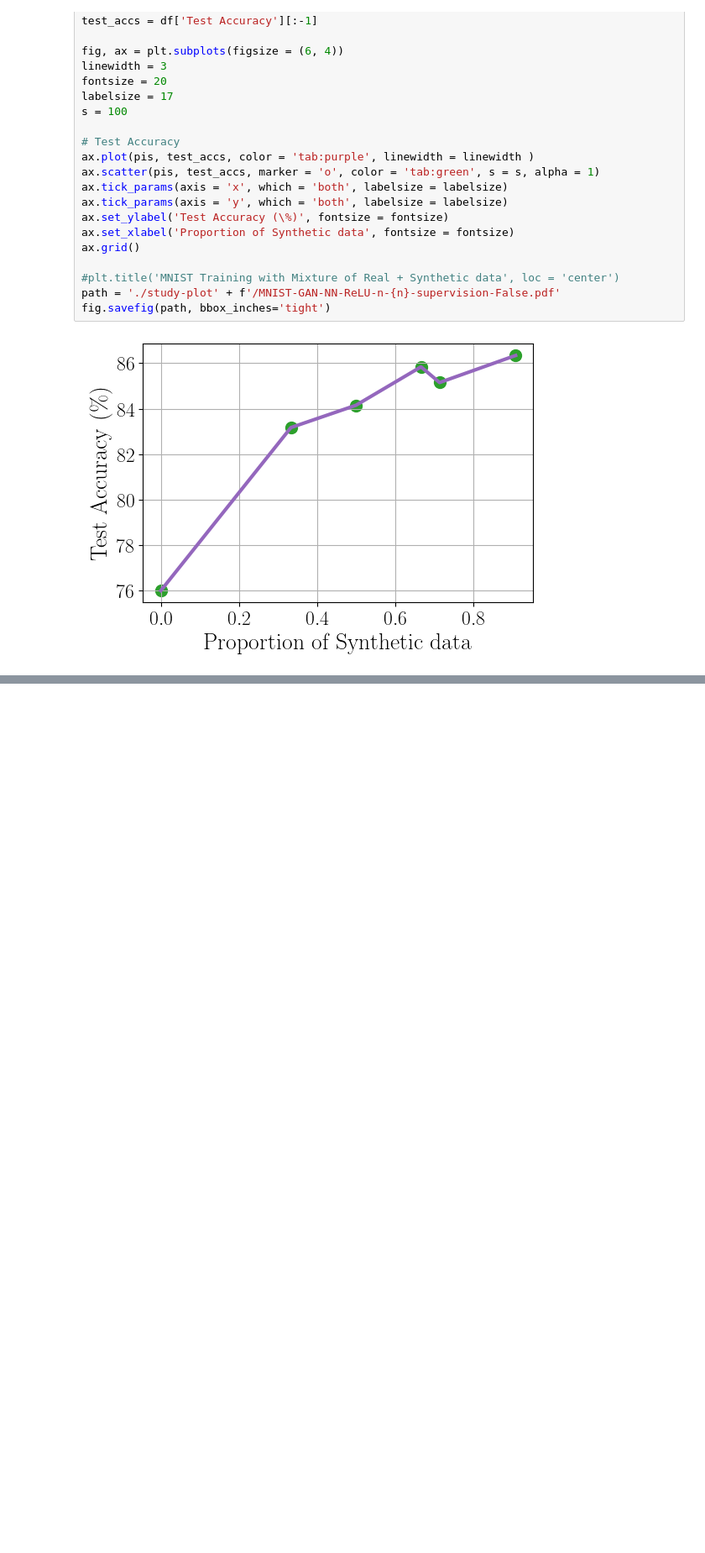
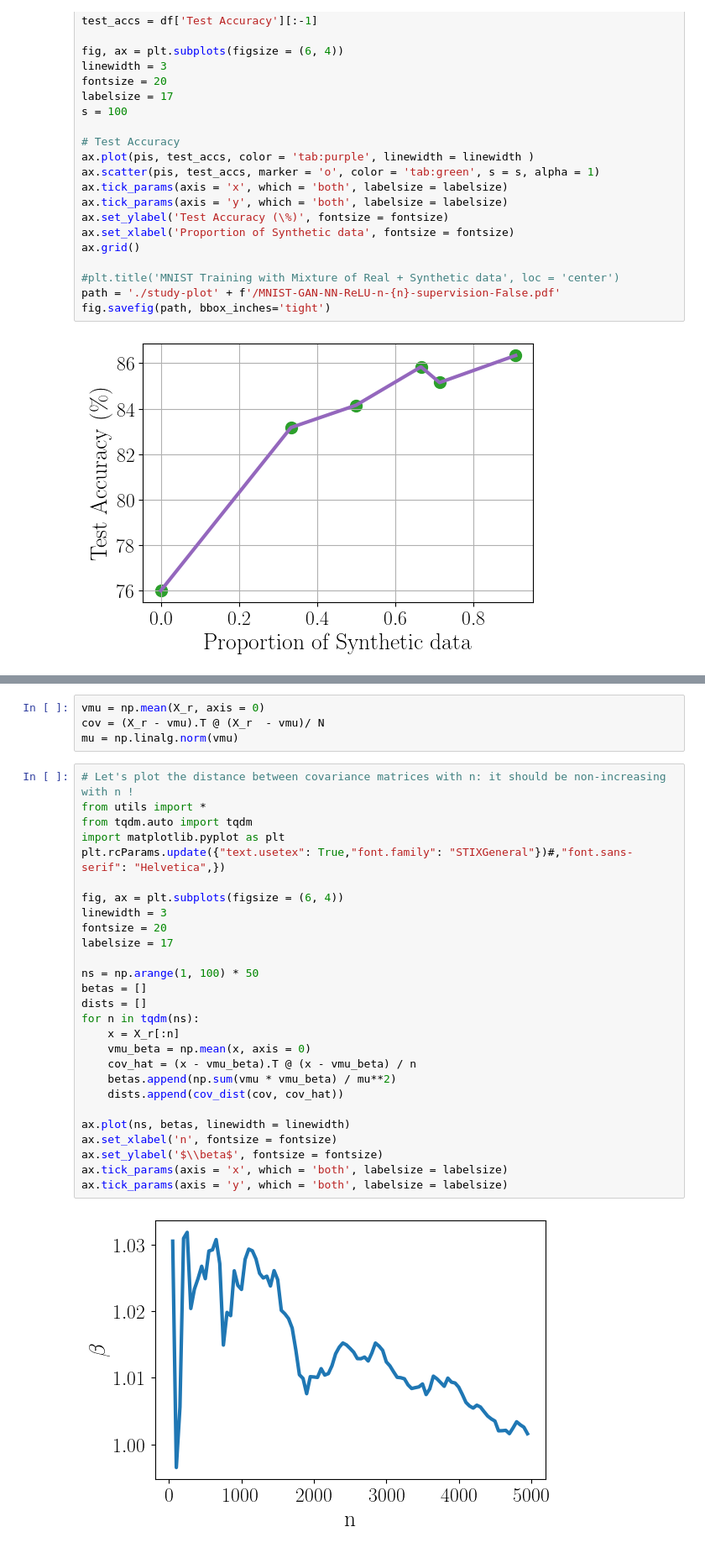
Before and after one commit to elfirdoussilab1/Synthetic-data, a Jupyter notebook: mnist.ipynb, the cells around one changed output, grey strips where cells are left out. Shown at 84% size. Drawn from its saved outputs; the diff is of its cells as text; blank space fills up the shorter version.

Commit message:
added some util functions and verified some files

```diff
--- a/mnist.ipynb
+++ b/mnist.ipynb
@@ -483,0 +580,33 @@ fig.savefig(path, bbox_inches='tight')
+# %%
+vmu = np.mean(X_r, axis = 0)
+cov = (X_r - vmu).T @ (X_r  - vmu)/ N
+mu = np.linalg.norm(vmu)
+# %%
+# Let's plot the distance between covariance matrices with n: it should be non-increasing with n !
+from utils import *
+from tqdm.auto import tqdm
+import matplotlib.pyplot as plt
+plt.rcParams.update({"text.usetex": True,"font.family": "STIXGeneral"})#,"font.sans-serif": "Helvetica",})
+
+fig, ax = plt.subplots(figsize = (6, 4))
+linewidth = 3
+fontsize = 20
+labelsize = 17
+
+ns = np.arange(1, 100) * 50
+betas = []
+dists = []
+for n in tqdm(ns):
+    x = X_r[:n]
+    vmu_beta = np.mean(x, axis = 0)
+    cov_hat = (x - vmu_beta).T @ (x - vmu_beta) / n
+    betas.append(np.sum(vmu * vmu_beta) / mu**2)
+    dists.append(cov_dist(cov, cov_hat))
+
+ax.plot(ns, betas, linewidth = linewidth)
+ax.set_xlabel('n', fontsize = fontsize)
+ax.set_ylabel('$\\beta$', fontsize = fontsize)
+ax.tick_params(axis = 'x', which = 'both', labelsize = labelsize)
+ax.tick_params(axis = 'y', which = 'both', labelsize = labelsize)
+# %% [output]
+[figure, added]
```
Also changed, not shown: parts of 12 cells of this notebook, 7 other files.
